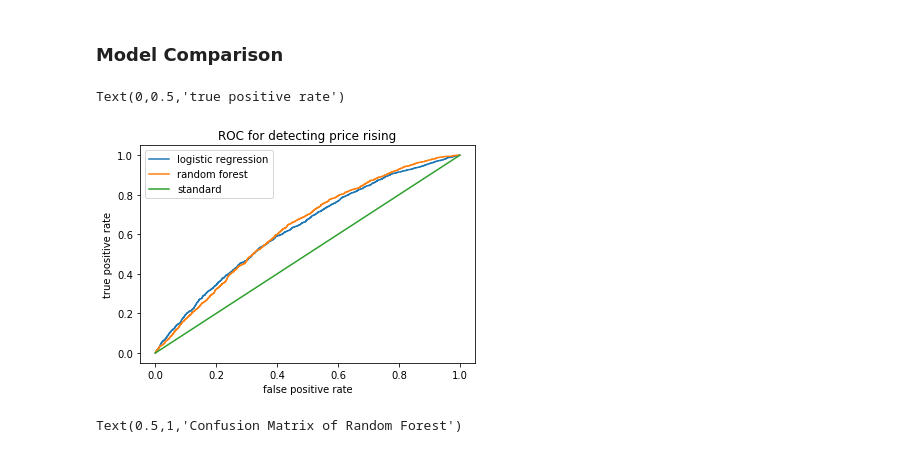
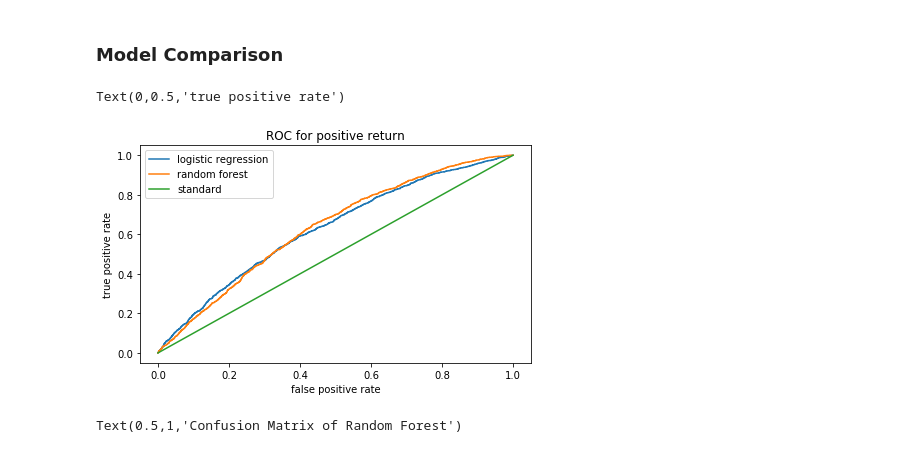
Before and after one commit to PosterStevens/Bitcoin-Direction-Prediction, a Jupyter notebook: base_model.ipynb, the cells around one changed output. Saved outputs shown, nothing was run; the diff lists cells and outputs as text; code cells hidden in the pictures.

```diff
--- a/base_model.ipynb
+++ b/base_model.ipynb
@@ -398,16 +402,17 @@ weighted avg       0.37      0.35      0.30      5600
 # %% [markdown]
 ### Model Comparison
 # %%
+plt.figure(figsize=(7,4))
 plt.plot(fpr_lr, tpr_lr, label='logistic regression')
 plt.plot(fpr_rf, tpr_rf, label='random forest')
 plt.plot((0, 1), (0, 1), label='standard')
 plt.legend()
-plt.title("ROC for detecting price rising")
+plt.title("ROC for positive return")
 plt.xlabel("false positive rate")
 plt.ylabel("true positive rate")
 # %% [output]
 Text(0,0.5,'true positive rate')
-[figure, old version]
+[figure, new version]
 # %%
 y_pred_lr = regression.predict(x_valid)
 y_pred_rf = simple_model.predict(x_valid)
```
Also changed, not shown: parts of 3 cells of this notebook.
